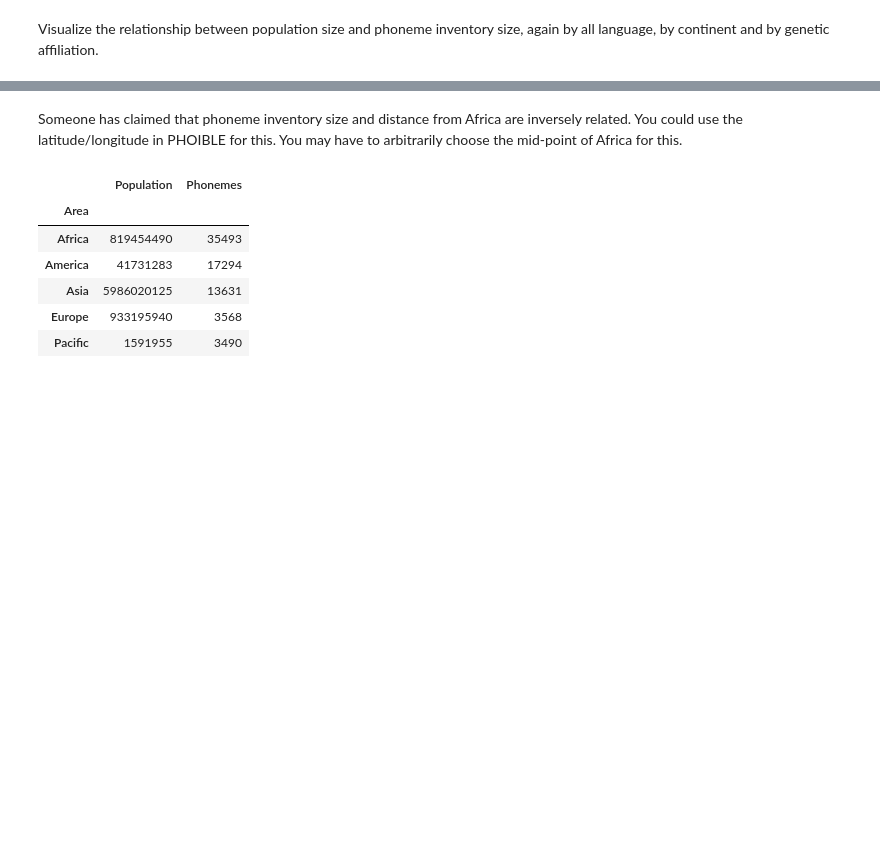
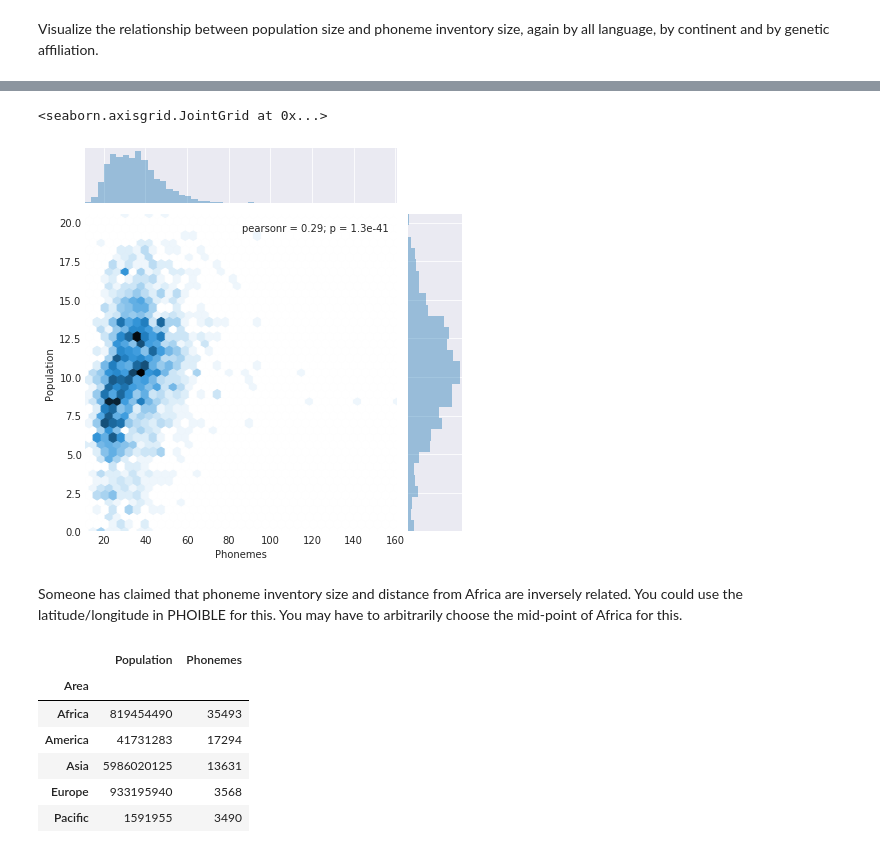
Before and after one commit to ds-modules/COGSCI-1B, a Jupyter notebook: Exploration.ipynb, the cells around one changed output, grey strips where cells are left out. Cells and saved outputs as stored; diff of their text form; code cells hidden in the pictures; blank space fills up the shorter version.

```diff
--- a/Exploration.ipynb
+++ b/Exploration.ipynb
@@ -178,3 +274,8 @@ pop.plot.scatter(x = "Phonemes", y = "Population")
+# %%
+sns.jointplot(phoib["Phonemes"], np.log(phoib["Population"]), kind="hex")
+# %% [output]
+<seaborn.axisgrid.JointGrid at 0x...>
+[figure, added]
 # %% [markdown]
 Someone has claimed that phoneme inventory size and distance from Africa are inversely related. You could use the latitude/longitude in PHOIBLE for this. You may have to arbitrarily choose the mid-point of Africa for this.
 # %%
```
Also changed, not shown: parts of 28 cells of this notebook, 1 other file.
